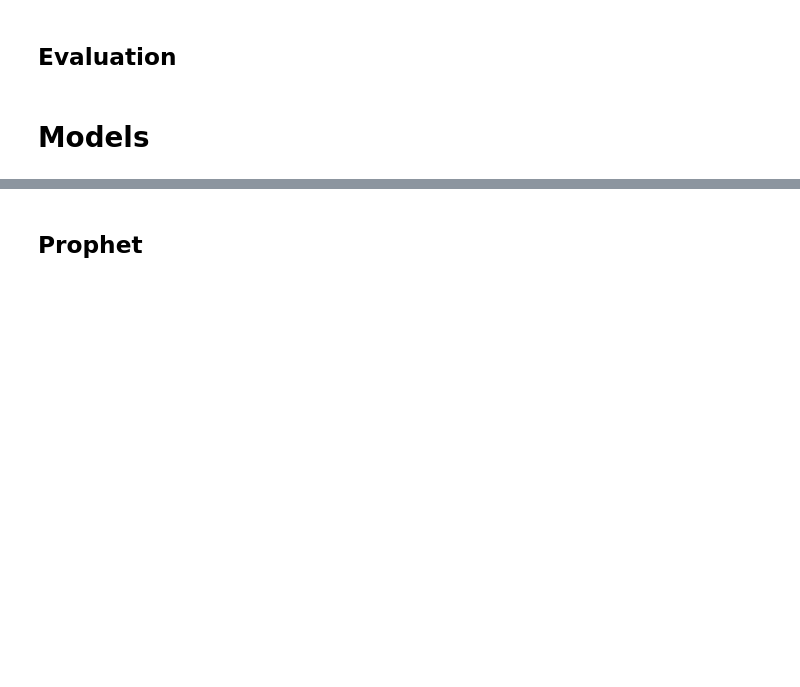
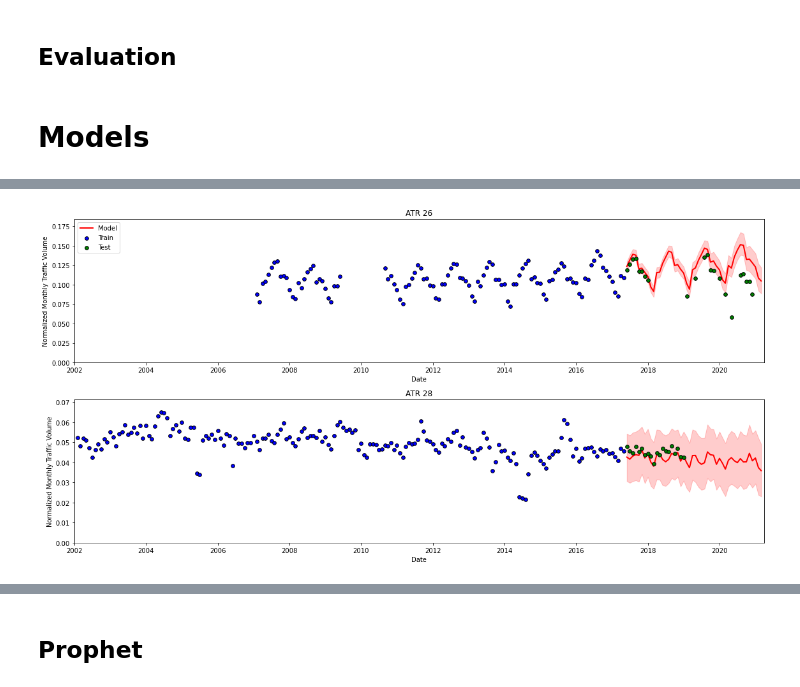
Before and after one commit to nmwodarz/traffic-project, a Jupyter notebook: Capstone 3 - Modeling.ipynb, the cells around one changed output, grey strips where cells are left out. Cells and saved outputs as stored; diff of their text form; code cells hidden in the pictures; blank space fills up the shorter version.

```diff
--- a/Capstone 3 - Modeling.ipynb
+++ b/Capstone 3 - Modeling.ipynb
@@ -124,0 +683,4 @@ def evaluate_model(train_df, test_df, model, scorers=[mean_squared_error, mean_a
+# %%
+test_model.plot(['26','28'], margin_of_error=True)
+# %% [output]
+[figure, added]
```
Also changed, not shown: parts of 35 cells of this notebook.
